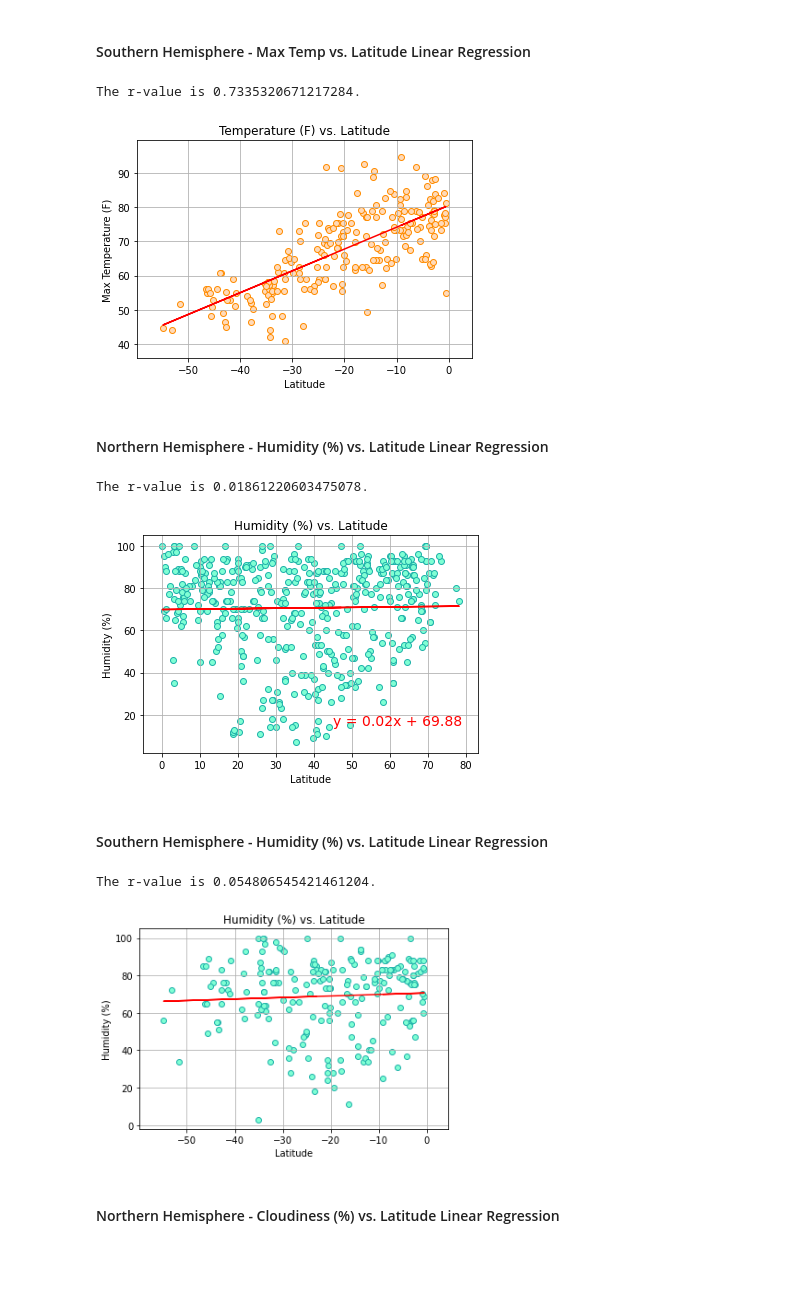
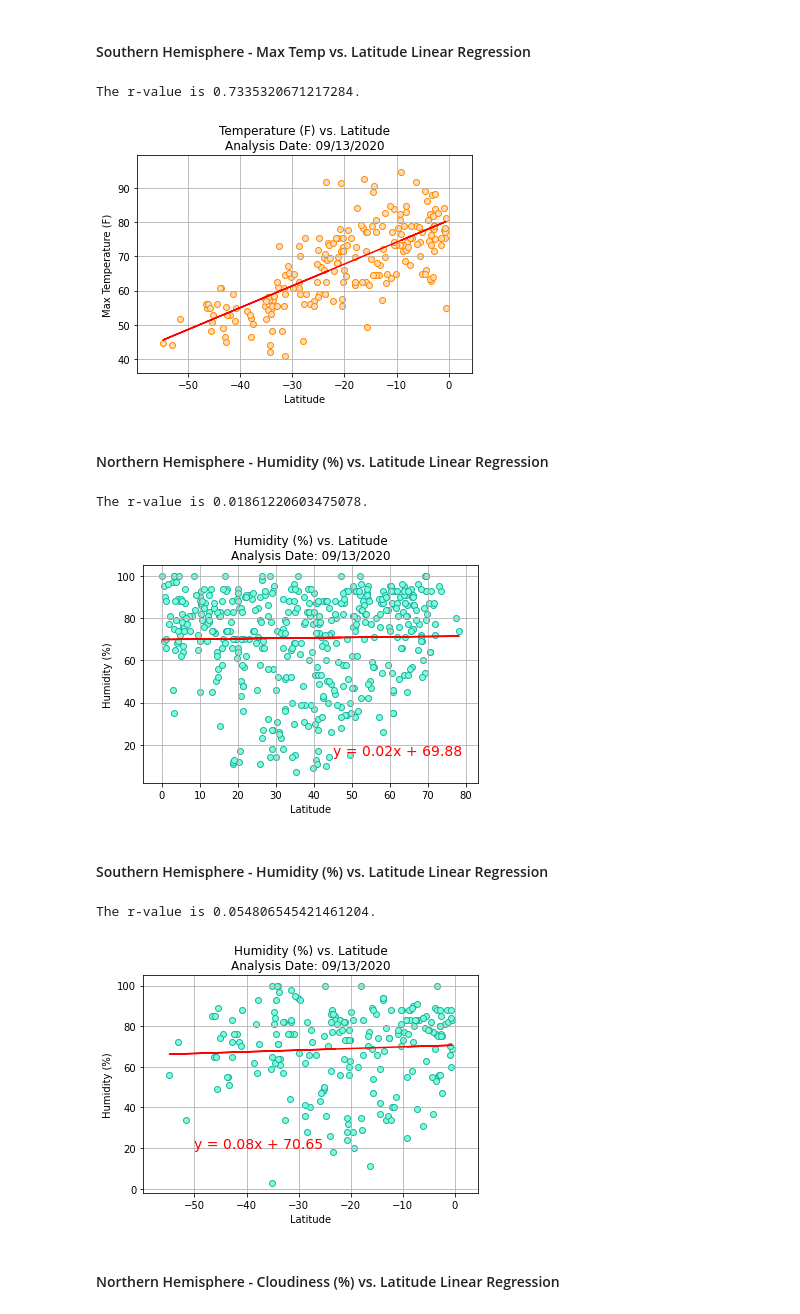
Before and after one commit to KaiCee2010/python-api-challenge, a Jupyter notebook: WeatherPy/WeatherPy.ipynb, the cells around one changed output. Saved outputs shown, nothing was run; the diff lists cells and outputs as text; code cells hidden in the pictures; blank space fills up the shorter version.

```diff
--- a/WeatherPy/WeatherPy.ipynb
+++ b/WeatherPy/WeatherPy.ipynb
@@ -285,35 +287,35 @@ southern_lats = southern['Lat']
 southern_max_temps = southern['Max Temp']
 
 # Run the regression and store each of the returned values
 slope, intercept, rvalue, pvalue, stderr = linregress(southern_lats, southern_max_temps)
 
 # Calculate the predictions
 regression_values = southern_lats * slope + intercept
 
 # Create a variable for the linear equation
 line_eq = "y = " + str(round(slope,2)) + "x + " + str(round(intercept,2))
 
 print(f'The r-value is {rvalue}.')
 plt.scatter(x=southern_lats, y=southern_max_temps, marker="o", facecolors="peachpuff", edgecolors="darkorange")
 
 # Plot the regression line
 plt.plot(southern_lats, regression_values, "red")
 
 # Annotate the plot with the linear equation
 plt.annotate(line_eq, (5, 40), fontsize=14, color="red")
 
 
-plt.title("Temperature (F) vs. Latitude")
+plt.title(f"Temperature (F) vs. Latitude\nAnalysis Date: {curr_date}")
 plt.ylabel("Max Temperature (F)")
 plt.xlabel("Latitude")
 plt.xlim(min(southern_lats)-5, max(southern_lats)+5)
 plt.ylim(min(southern_max_temps)-5, max(southern_max_temps)+5)
 plt.grid(b=None, which='major', axis='both')
 
 plt.savefig(os.path.join("Output","maxtemps_lats_lr_south.png"))
 # %% [output]
 The r-value is 0.7335320671217284.
-[figure, old version]
+[figure, new version]
 # %% [markdown]
 ####  Northern Hemisphere - Humidity (%) vs. Latitude Linear Regression
 # %%
@@ -338,7 +340,7 @@ plt.plot(northern_lats, regression_values, "red")
 plt.annotate(line_eq, (45, 15), fontsize=14, color="red")
 
 
-plt.title("Humidity (%) vs. Latitude")
+plt.title(f"Humidity (%) vs. Latitude\nAnalysis Date: {curr_date}")
 plt.ylabel("Humidity (%)")
 plt.xlabel("Latitude")
 plt.xlim(min(northern_lats)-5, max(northern_lats)+5)
@@ -348,7 +350,7 @@ plt.grid(b=None, which='major', axis='both')
 plt.savefig(os.path.join("Output","humidity_lats_lr_north.png"))
 # %% [output]
 The r-value is 0.01861220603475078.
-[figure, old version]
+[figure, new version]
 # %% [markdown]
 ####  Southern Hemisphere - Humidity (%) vs. Latitude Linear Regression
 # %%
@@ -370,10 +372,10 @@ plt.scatter(x=southern_lats, y=southern_hums, marker="o", facecolors="aquamarine
 plt.plot(southern_lats, regression_values, "red")
 
 # Annotate the plot with the linear equation
-plt.annotate(line_eq, (45, 15), fontsize=14, color="red")
+plt.annotate(line_eq, (-50, 20), fontsize=14, color="red")
 
 
-plt.title("Humidity (%) vs. Latitude")
+plt.title(f"Humidity (%) vs. Latitude\nAnalysis Date: {curr_date}")
 plt.ylabel("Humidity (%)")
 plt.xlabel("Latitude")
 plt.xlim(min(southern_lats)-5, max(southern_lats)+5)
@@ -383,7 +385,7 @@ plt.grid(b=None, which='major', axis='both')
 plt.savefig(os.path.join("Output","humidity_lats_lr_south.png"))
 # %% [output]
 The r-value is 0.054806545421461204.
-[figure, old version]
+[figure, new version]
 # %% [markdown]
 ####  Northern Hemisphere - Cloudiness (%) vs. Latitude Linear Regression
 # %%
```
Also changed, not shown: parts of 10 cells of this notebook, 12 other files.
